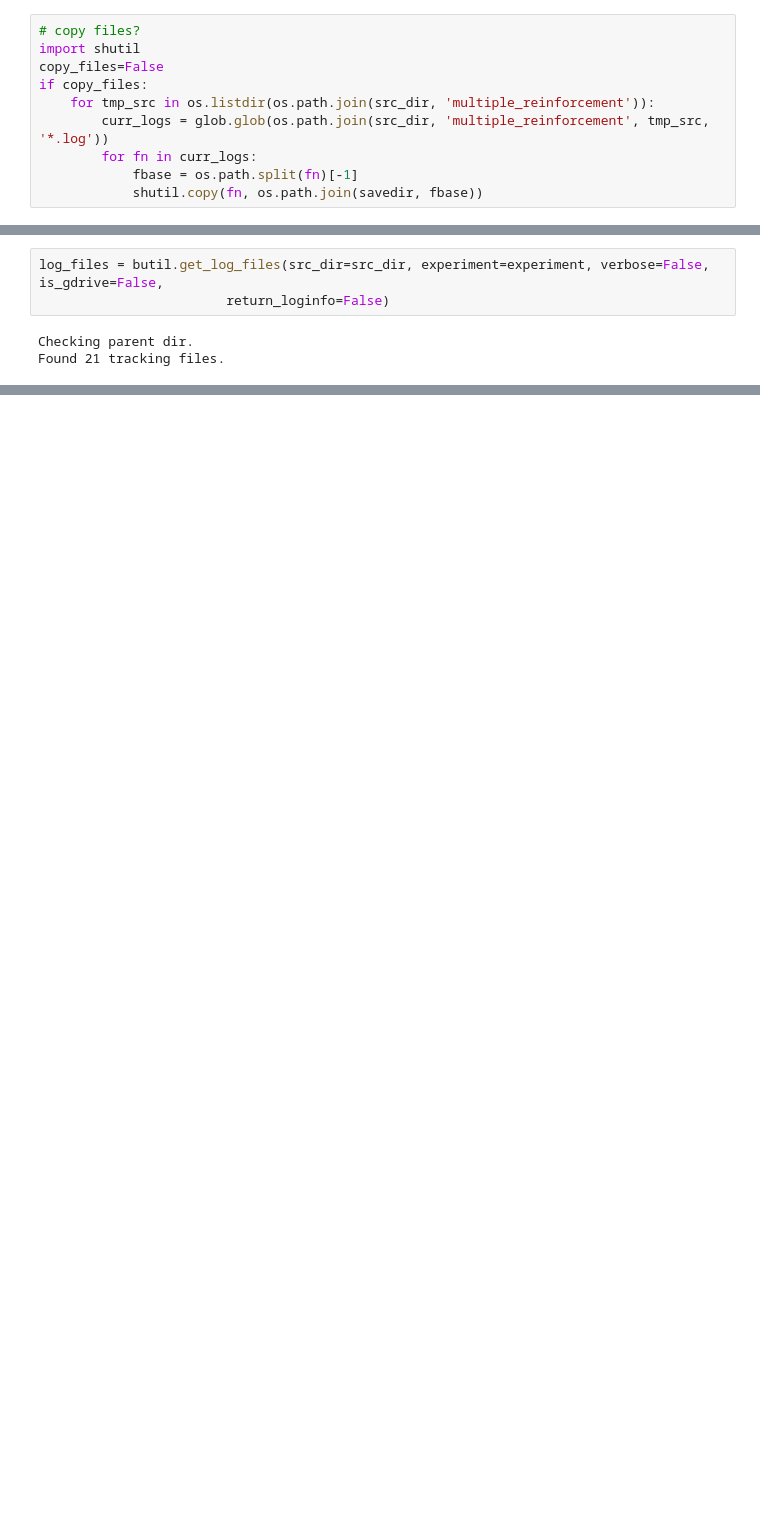
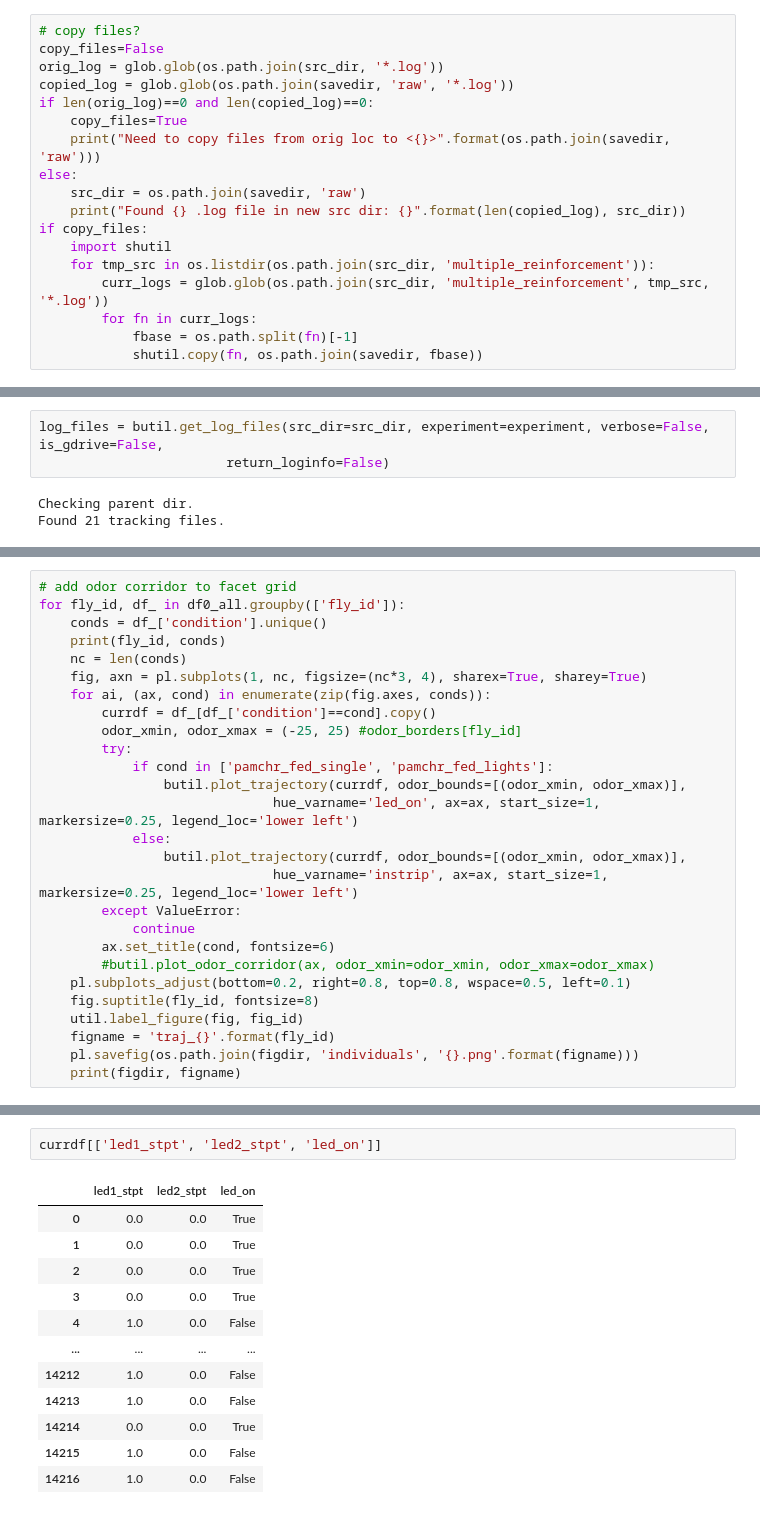
Before and after one commit to julianarhee/plume-tracking, a Jupyter notebook: Nbs/PAM_activation_fed-flies.ipynb, the cells around one changed output, grey strips where cells are left out. Saved outputs shown, nothing was run; the diff lists cells and outputs as text; blank space fills up the shorter version.

```diff
--- a/Nbs/PAM_activation_fed-flies.ipynb
+++ b/Nbs/PAM_activation_fed-flies.ipynb
@@ -53,9 +53,17 @@ Saving figures to:
     /home/julianarhee/edgetracking-googledrive/Edge_Tracking/Data/jyr/PAM_activation_fed-flies/figures
 # %%
 # copy files?
-import shutil
 copy_files=False
+orig_log = glob.glob(os.path.join(src_dir, '*.log'))
+copied_log = glob.glob(os.path.join(savedir, 'raw', '*.log'))
+if len(orig_log)==0 and len(copied_log)==0:
+    copy_files=True
+    print("Need to copy files from orig loc to <{}>".format(os.path.join(savedir, 'raw')))
+else:
+    src_dir = os.path.join(savedir, 'raw')
+    print("Found {} .log file in new src dir: {}".format(len(copied_log), src_dir))
 if copy_files:
+    import shutil
     for tmp_src in os.listdir(os.path.join(src_dir, 'multiple_reinforcement')):
         curr_logs = glob.glob(os.path.join(src_dir, 'multiple_reinforcement', tmp_src, '*.log'))
         for fn in curr_logs:
@@ -166,0 +137,27 @@ print(figdir, figname)
+# %%
+# add odor corridor to facet grid
+for fly_id, df_ in df0_all.groupby(['fly_id']):
+    conds = df_['condition'].unique()
+    print(fly_id, conds)
+    nc = len(conds)
+    fig, axn = pl.subplots(1, nc, figsize=(nc*3, 4), sharex=True, sharey=True)
+    for ai, (ax, cond) in enumerate(zip(fig.axes, conds)):
+        currdf = df_[df_['condition']==cond].copy()
+        odor_xmin, odor_xmax = (-25, 25) #odor_borders[fly_id]
+        try:
+            if cond in ['pamchr_fed_single', 'pamchr_fed_lights']:
+                butil.plot_trajectory(currdf, odor_bounds=[(odor_xmin, odor_xmax)],
+                              hue_varname='led_on', ax=ax, start_size=1, markersize=0.25, legend_loc='lower left')
+            else:
+                butil.plot_trajectory(currdf, odor_bounds=[(odor_xmin, odor_xmax)],
+                              hue_varname='instrip', ax=ax, start_size=1, markersize=0.25, legend_loc='lower left')
+        except ValueError:
+            continue
+        ax.set_title(cond, fontsize=6)
+        #butil.plot_odor_corridor(ax, odor_xmin=odor_xmin, odor_xmax=odor_xmax)
+    pl.subplots_adjust(bottom=0.2, right=0.8, top=0.8, wspace=0.5, left=0.1)
+    fig.suptitle(fly_id, fontsize=8)
+    util.label_figure(fig, fig_id)
+    figname = 'traj_{}'.format(fly_id)
+    pl.savefig(os.path.join(figdir, 'individuals', '{}.png'.format(figname)))
+    print(figdir, figname)
@@ -166,0 +181,15 @@ print(figdir, figname)
+# %%
+currdf[['led1_stpt', 'led2_stpt', 'led_on']]
+# %% [output]
+|  | led1_stpt | led2_stpt | led_on |
+| 0 | 0.0 | 0.0 | True |
+| 1 | 0.0 | 0.0 | True |
+| 2 | 0.0 | 0.0 | True |
+| 3 | 0.0 | 0.0 | True |
+| 4 | 1.0 | 0.0 | False |
+| ... | ... | ... | ... |
+| 14212 | 1.0 | 0.0 | False |
+| 14213 | 1.0 | 0.0 | False |
+| 14214 | 0.0 | 0.0 | True |
+| 14215 | 1.0 | 0.0 | False |
+| 14216 | 1.0 | 0.0 | False |
```
Also changed, not shown: parts of 26 cells of this notebook.
